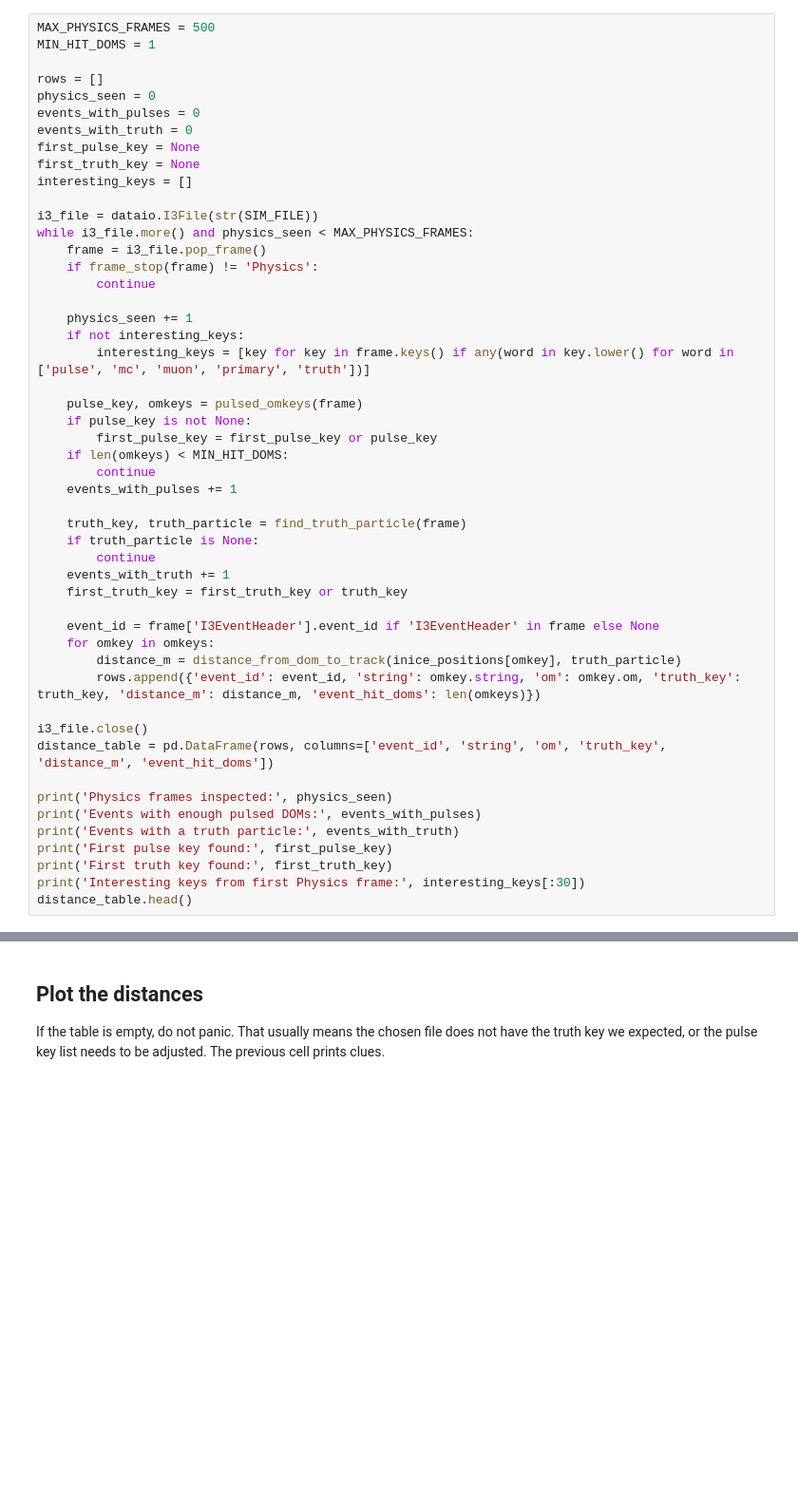
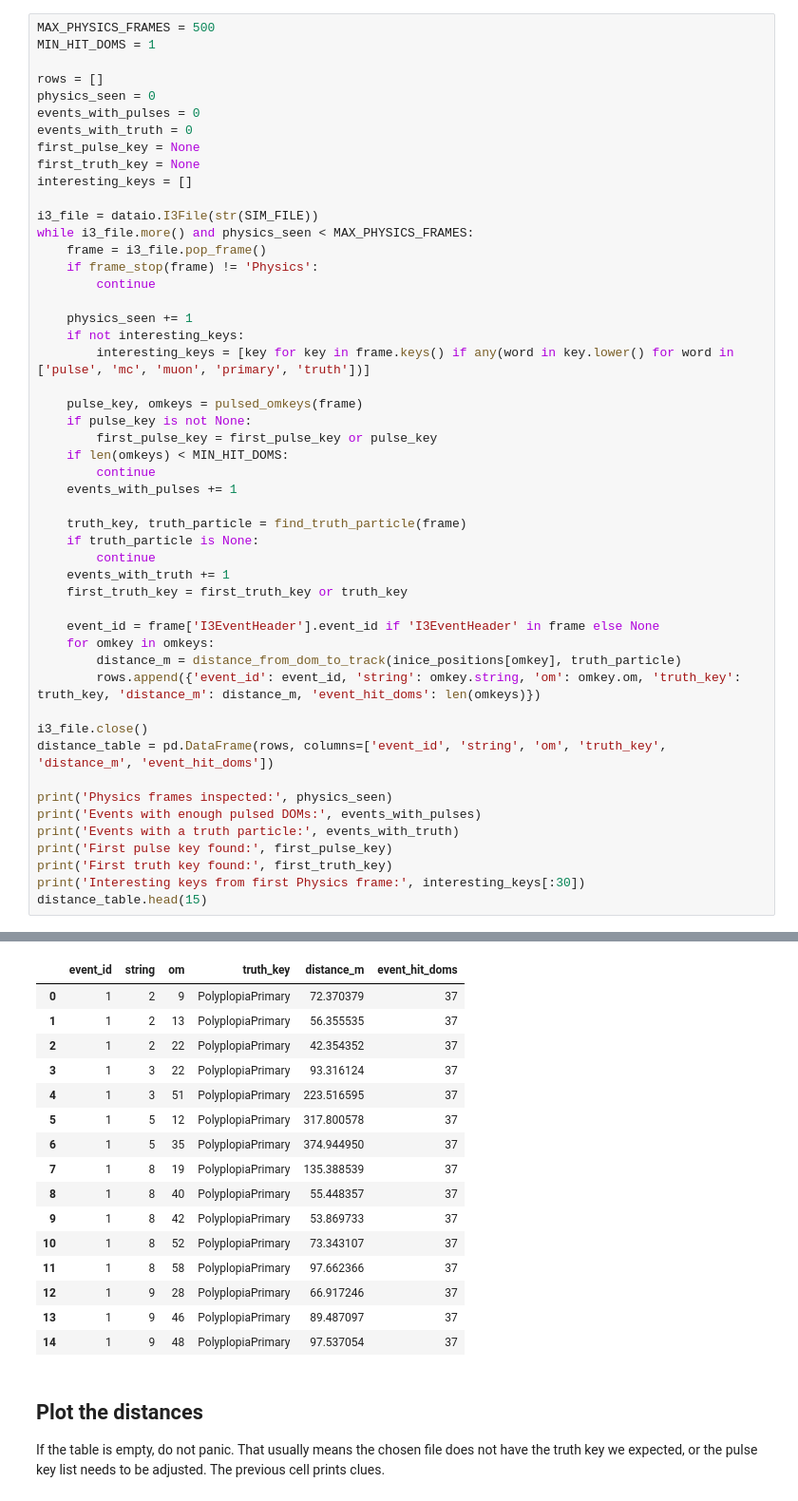
Before and after one commit to ian-reistroffer/IceTray_tutorial, a Jupyter notebook: notebooks/04_sim_truth_lateral_distance.ipynb, the cells around one changed output, grey strips where cells are left out. Shown at 95% size. Saved outputs shown, nothing was run; the diff lists cells and outputs as text; blank space fills up the shorter version.

```diff
--- a/notebooks/04_sim_truth_lateral_distance.ipynb
+++ b/notebooks/04_sim_truth_lateral_distance.ipynb
@@ -176,4 +211,5 @@ print('Events with a truth particle:', events_with_truth)
 print('First pulse key found:', first_pulse_key)
 print('First truth key found:', first_truth_key)
 print('Interesting keys from first Physics frame:', interesting_keys[:30])
-distance_table.head()
+distance_table.head(15)
+# %% [output]
@@ -180,3 +222,19 @@ distance_table.head()
+|  | event_id | string | om | truth_key | distance_m | event_hit_doms |
+| 0 | 1 | 2 | 9 | PolyplopiaPrimary | 72.370379 | 37 |
+| 1 | 1 | 2 | 13 | PolyplopiaPrimary | 56.355535 | 37 |
+| 2 | 1 | 2 | 22 | PolyplopiaPrimary | 42.354352 | 37 |
+| 3 | 1 | 3 | 22 | PolyplopiaPrimary | 93.316124 | 37 |
+| 4 | 1 | 3 | 51 | PolyplopiaPrimary | 223.516595 | 37 |
+| 5 | 1 | 5 | 12 | PolyplopiaPrimary | 317.800578 | 37 |
+| 6 | 1 | 5 | 35 | PolyplopiaPrimary | 374.944950 | 37 |
+| 7 | 1 | 8 | 19 | PolyplopiaPrimary | 135.388539 | 37 |
+| 8 | 1 | 8 | 40 | PolyplopiaPrimary | 55.448357 | 37 |
+| 9 | 1 | 8 | 42 | PolyplopiaPrimary | 53.869733 | 37 |
+| 10 | 1 | 8 | 52 | PolyplopiaPrimary | 73.343107 | 37 |
+| 11 | 1 | 8 | 58 | PolyplopiaPrimary | 97.662366 | 37 |
+| 12 | 1 | 9 | 28 | PolyplopiaPrimary | 66.917246 | 37 |
+| 13 | 1 | 9 | 46 | PolyplopiaPrimary | 89.487097 | 37 |
+| 14 | 1 | 9 | 48 | PolyplopiaPrimary | 97.537054 | 37 |
 # %% [markdown]
 ## Plot the distances
 
```
Also changed, not shown: parts of 13 cells of this notebook, 2 other files.
